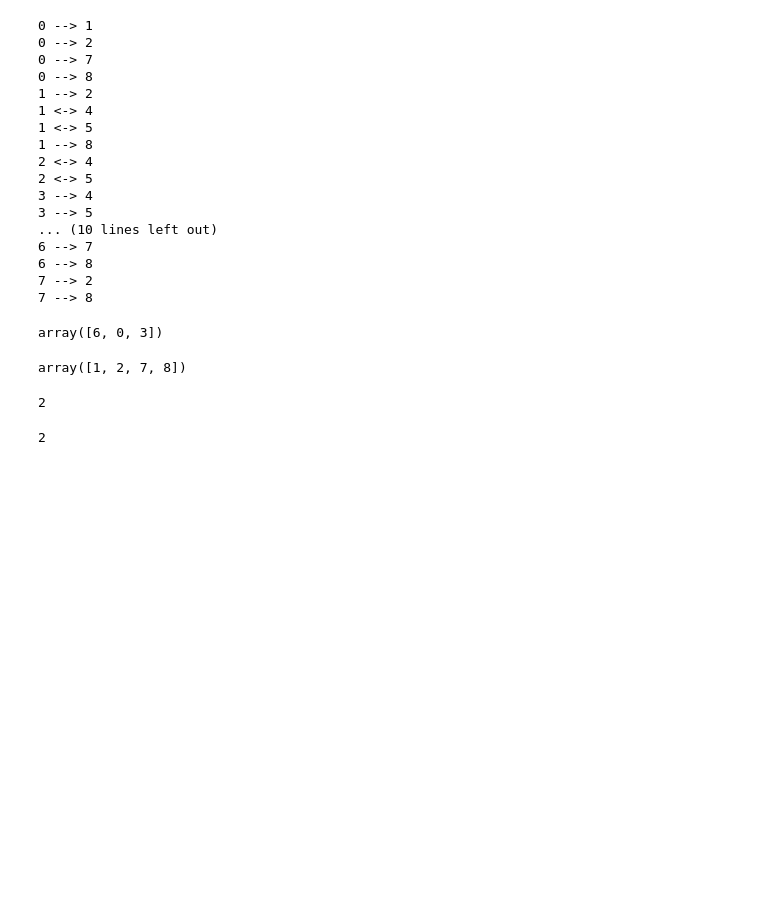
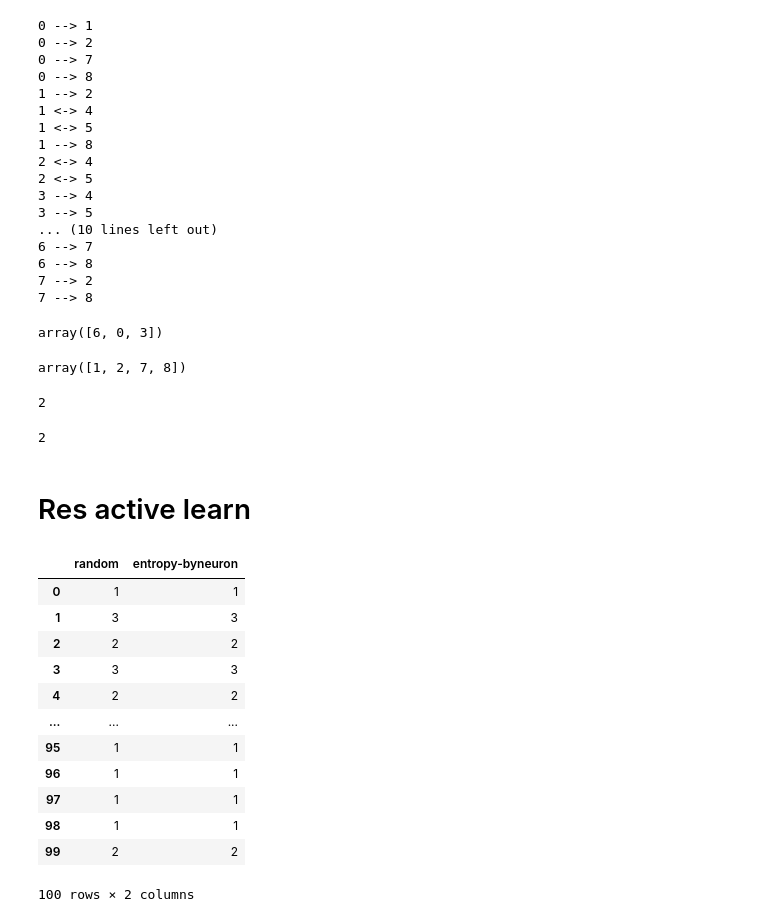
Before and after one commit to ungvilde/Causal-discovery, a Jupyter notebook: notebooks/misc.ipynb, the cells around one changed output. Saved outputs shown, nothing was run; the diff lists cells and outputs as text; code cells hidden in the pictures; blank space fills up the shorter version.

```diff
--- a/notebooks/Untitled.ipynb
+++ b/notebooks/misc.ipynb
@@ -207,3 +209,25 @@ np.random.choice(10)
 8//3
 # %% [output]
 2
+# %% [markdown]
+# Res active learn
+# %%
+with open('../data/res_5+2nodes_2tl_p0.2_activelearning.pickle', 'rb') as f:
+    res = pickle.load(f)
+# %%
+df = pd.DataFrame(res)
+df
+# %% [output]
+|  | random | entropy-byneuron |
+| 0 | 1 | 1 |
+| 1 | 3 | 3 |
+| 2 | 2 | 2 |
+| 3 | 3 | 3 |
+| 4 | 2 | 2 |
+| ... | ... | ... |
+| 95 | 1 | 1 |
+| 96 | 1 | 1 |
+| 97 | 1 | 1 |
+| 98 | 1 | 1 |
+| 99 | 2 | 2 |
+100 rows × 2 columns
```
Also changed, not shown: parts of 5 cells of this notebook, 17 other files.
